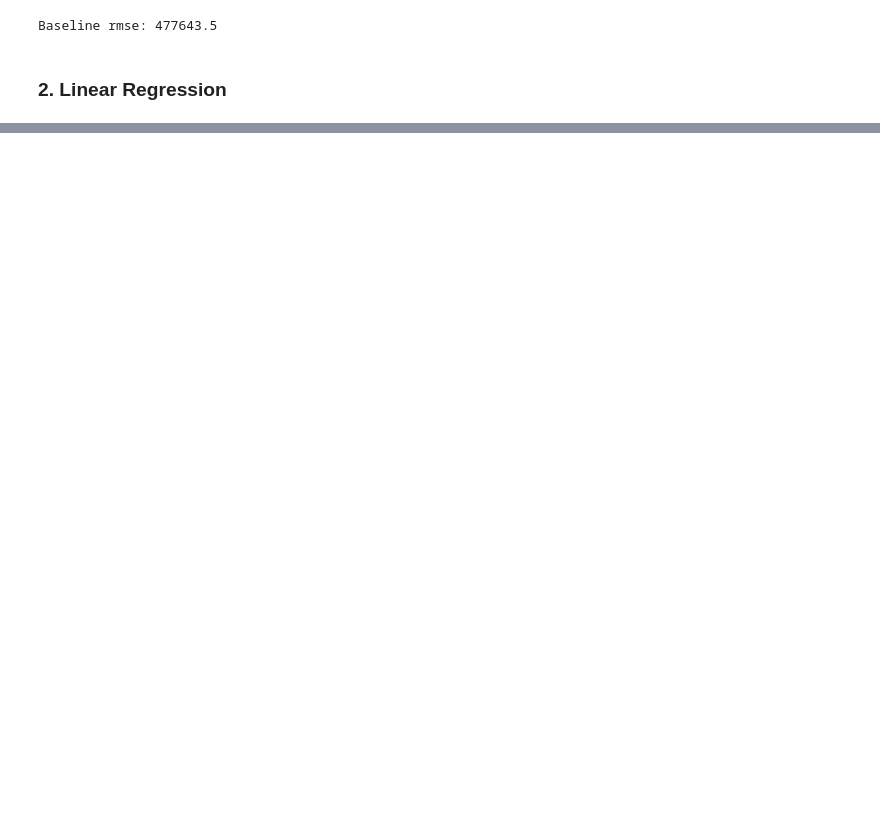
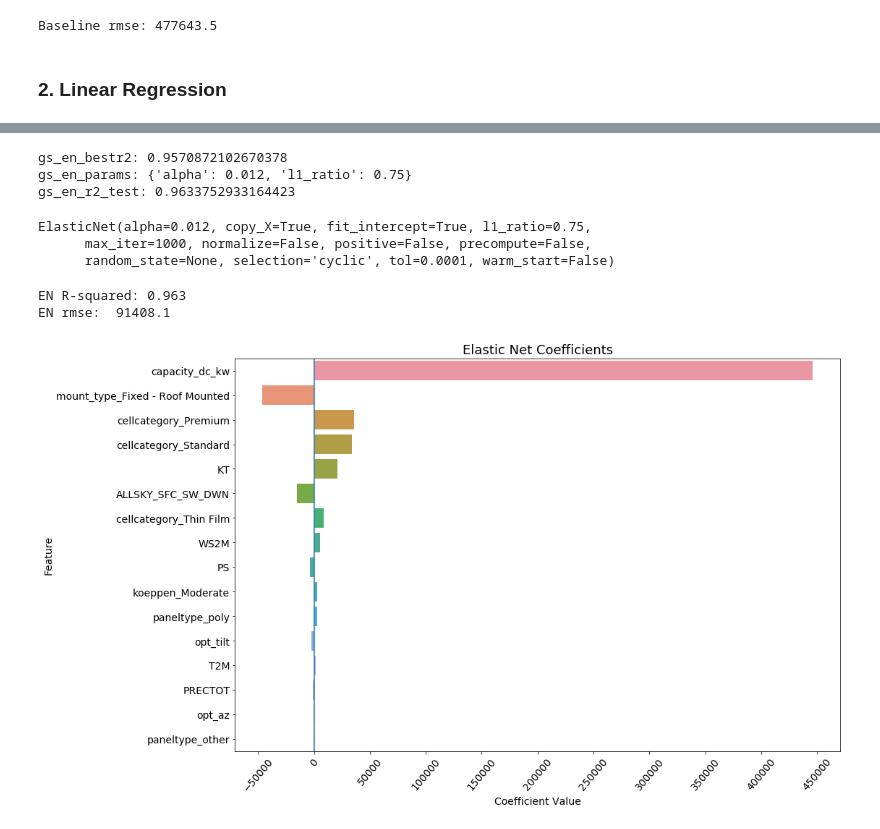
Before and after one commit to matchdutoit/Solar-PV-Outout-Predictor, a Jupyter notebook: Master.ipynb, the cells around one changed output, grey strips where cells are left out. Cells and saved outputs as stored; diff of their text form; code cells hidden in the pictures; blank space fills up the shorter version.

```diff
--- a/Master.ipynb
+++ b/Master.ipynb
@@ -255,0 +327,11 @@ X = df
+# %%
+# Can use same train/test split data
+# Grid Search
+params = {
+    'alpha': np.linspace(.001,.1,10),
+    'l1_ratio': np.linspace(0,1,5)
+}
+en = ElasticNet()
+gs_en = GridSearchCV(en, params, cv=3, verbose=1, n_jobs = 4)
+
+gs_en.fit(X_train, y_train)
@@ -255,0 +351,46 @@ X = df
+# %%
+gs_en_bestr2 = gs_en.best_score_
+gs_en_params = gs_en.best_params_
+gs_en_r2_test = gs_en.score(X_test, y_test)
+print('gs_en_bestr2:',gs_en_bestr2)
+print('gs_en_params:',gs_en_params)
+print('gs_en_r2_test:',gs_en_r2_test)
+# %% [output]
+gs_en_bestr2: 0.9570872102670378
+gs_en_params: {'alpha': 0.012, 'l1_ratio': 0.75}
+gs_en_r2_test: 0.9633752933164423
+# %%
+en = ElasticNet(alpha= .012, l1_ratio=.75)
+en.fit(X_train, y_train)
+# %% [output]
+ElasticNet(alpha=0.012, copy_X=True, fit_intercept=True, l1_ratio=0.75,
+      max_iter=1000, normalize=False, positive=False, precompute=False,
+      random_state=None, selection='cyclic', tol=0.0001, warm_start=False)
+# %%
+en_r2 = en.score(X_test, y_test)
+print('EN R-squared:',round(en_r2,3))
+y_pred = en.predict(X_test)
+en_mse = mean_squared_error(y_test,y_pred)
+print('EN rmse: ',round(en_mse**.5,1))
+# %% [output]
+EN R-squared: 0.963
+EN rmse:  91408.1
+# %%
+coefs_en = pd.DataFrame({
+    'feature': X.columns,
+    'coefficient': en.coef_,
+    'abs_coef': np.abs(en.coef_)
+})
+coefs_en.sort_values('abs_coef', inplace=True, ascending=False)
+
+plt.figure(figsize=(15,10))
+sns.barplot(x=coefs.coefficient.head(16), y=coefs.feature.head(16), orient='h')
+
+plt.axvline(x=0)
+plt.title("Elastic Net Coefficients", fontsize='18')
+plt.ylabel('Feature', fontsize='14')
+plt.yticks(fontsize='14')
+plt.xticks(np.linspace(-50000,450000,11), rotation=50,fontsize='14')
+plt.xlabel('Coefficient Value', fontsize='14');
+# %% [output]
+[figure, added]
```
Also changed, not shown: parts of 23 cells of this notebook, 1 other file.
